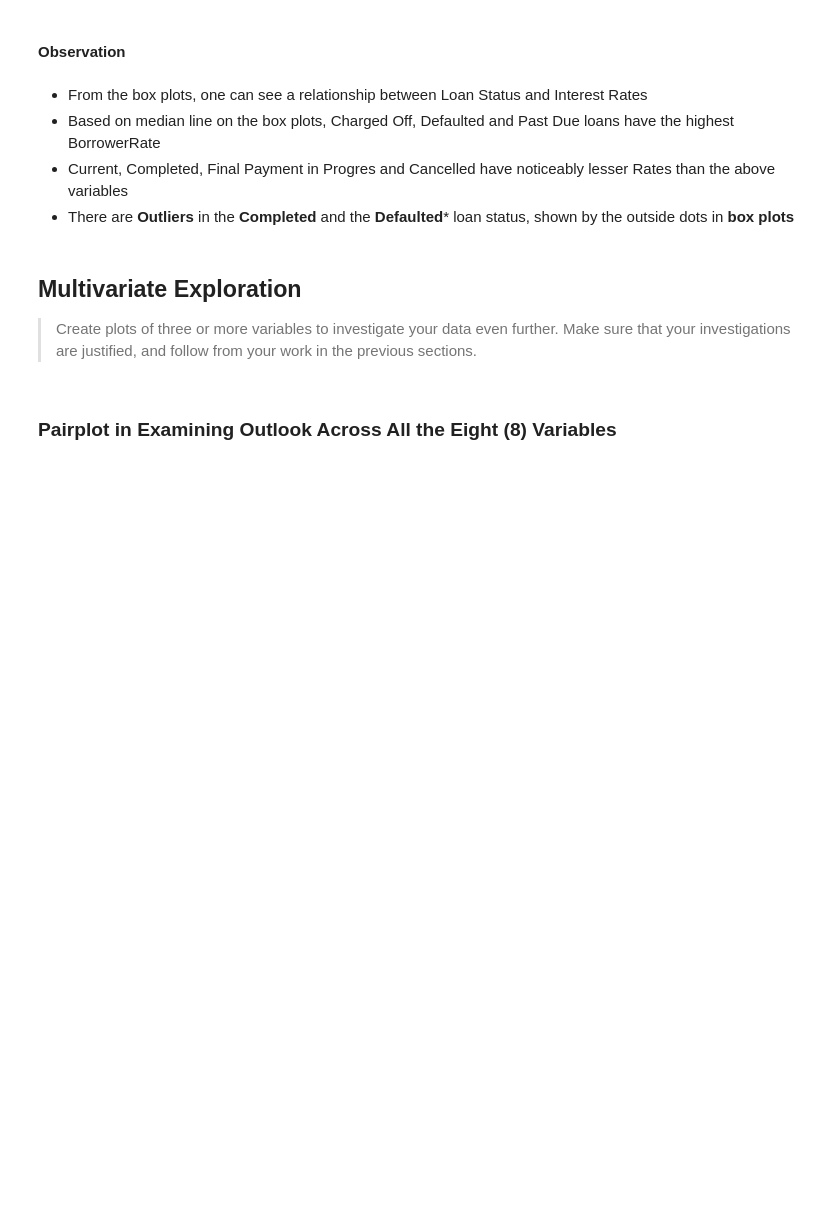
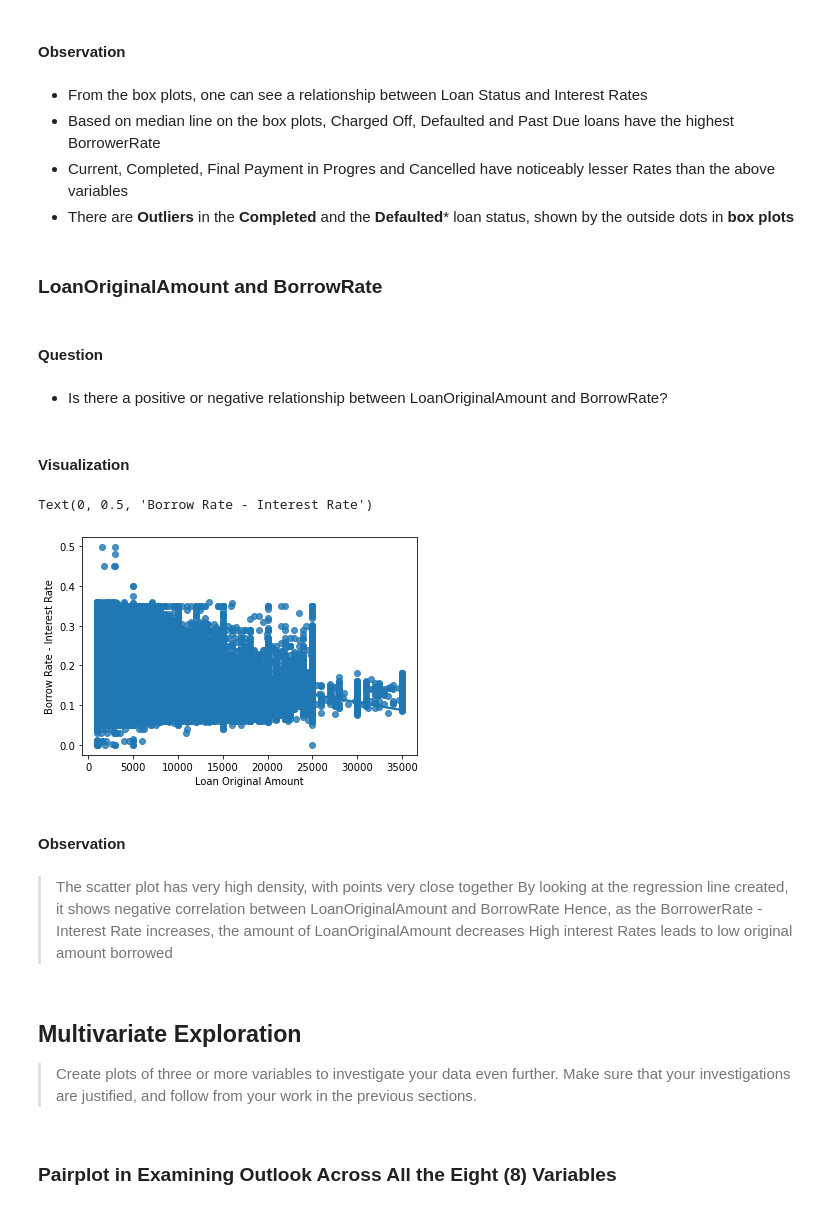
Before and after one commit to wakoliVotes/ALX-T-Data-Analyst, a Jupyter notebook: Project III/Part_I_exploration_template.ipynb, the cells around one changed output. Drawn from its saved outputs; the diff is of its cells as text; code cells hidden in the pictures; blank space fills up the shorter version.

```diff
--- a/Project III/Part_I_exploration_template.ipynb
+++ b/Project III/Part_I_exploration_template.ipynb
@@ -513,9 +514,31 @@ Text(0, 0.5, 'Interest Rate')
 - Based on median line on the box plots, Charged Off, Defaulted and Past Due loans have the highest BorrowerRate
 - Current, Completed, Final Payment in Progres and Cancelled have noticeably lesser Rates than the above variables
 - There are **Outliers** in the **Completed** and the **Defaulted*** loan status, shown by the outside dots in **box plots**
+# %% [markdown]
+### LoanOriginalAmount and BorrowRate
+# %% [markdown]
+#### Question
+# %% [markdown]
+- Is there a positive or negative relationship between LoanOriginalAmount and BorrowRate?
+# %% [markdown]
+#### Visualization
+# %%
+sb.regplot(data = focus_data, x = 'LoanOriginalAmount', y = 'BorrowerRate');
+plt.xlabel('Loan Original Amount')
+plt.ylabel('Borrow Rate - Interest Rate')
+# %% [output]
+Text(0, 0.5, 'Borrow Rate - Interest Rate')
+[figure, added]
+# %% [markdown]
+#### Observation
+# %% [markdown]
+> The scatter plot has very high density, with points very close together
+> By looking at the regression line created, it shows negative correlation between LoanOriginalAmount and BorrowRate
+> Hence, as the BorrowerRate - Interest Rate increases, the amount of LoanOriginalAmount decreases
+> High interest Rates leads to low original amount borrowed
 # %% [markdown]
 ## Multivariate Exploration
-<div id="mul" />
+<span id="mul"></span>
 
 > Create plots of three or more variables to investigate your data even
 further. Make sure that your investigations are justified, and follow from
```
Also changed, not shown: parts of 6 cells of this notebook, 11 other files.
